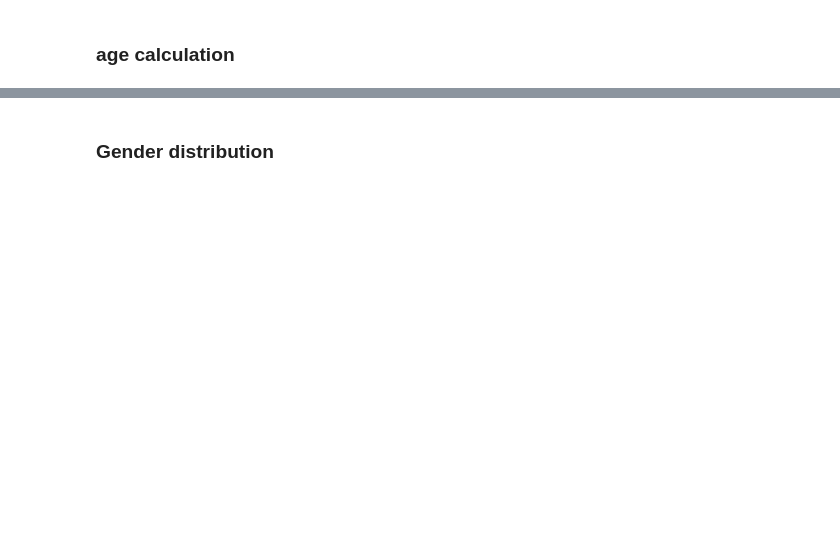
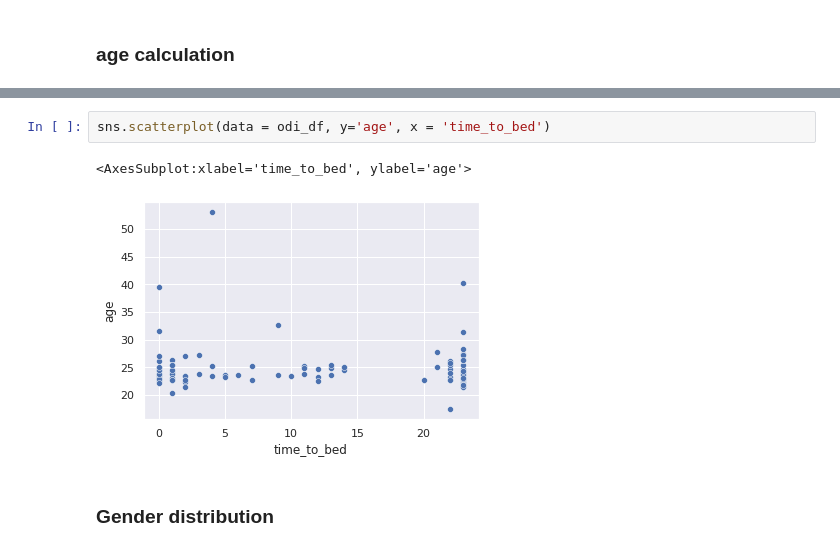
Before and after one commit to wolfbrr/DMT-2022-114, a Jupyter notebook: assignment-basic/assignment-basic.ipynb, the cells around one changed output, grey strips where cells are left out. Cells and saved outputs as stored; diff of their text form; blank space fills up the shorter version.

```diff
--- a/assignment-basic/assignment-basic.ipynb
+++ b/assignment-basic/assignment-basic.ipynb
@@ -108,3 +131,8 @@ hist = odi_df['age'].hist(bins=100)
+# %%
+sns.scatterplot(data = odi_df, y='age', x = 'time_to_bed')
+# %% [output]
+<AxesSubplot:xlabel='time_to_bed', ylabel='age'>
+[figure, added]
 # %% [markdown]
 ### Gender distribution
 # %%
```
Also changed, not shown: parts of 12 cells of this notebook, 1 other file.
